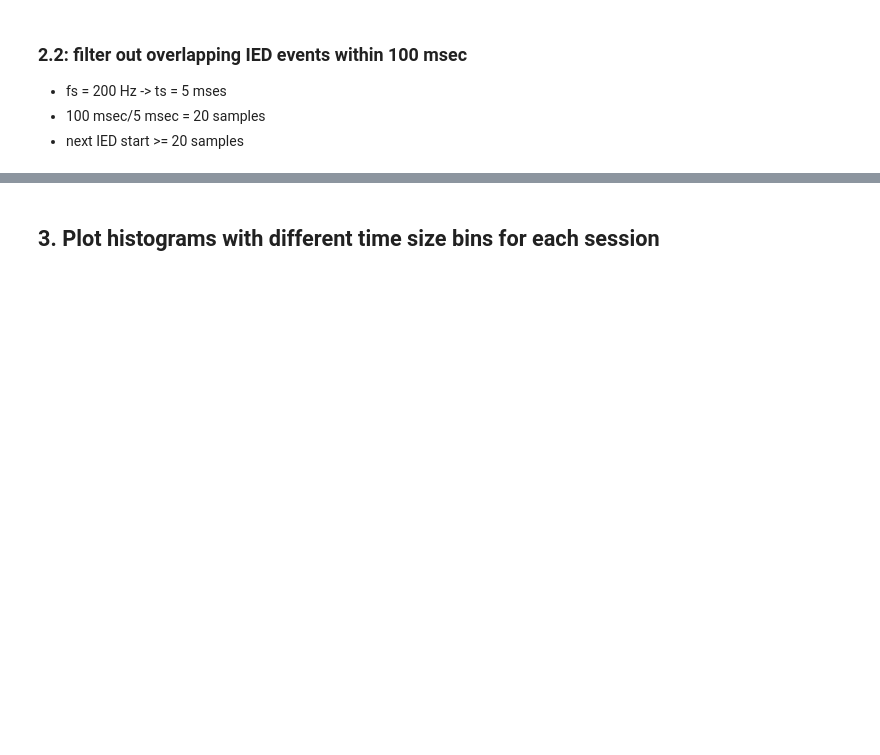
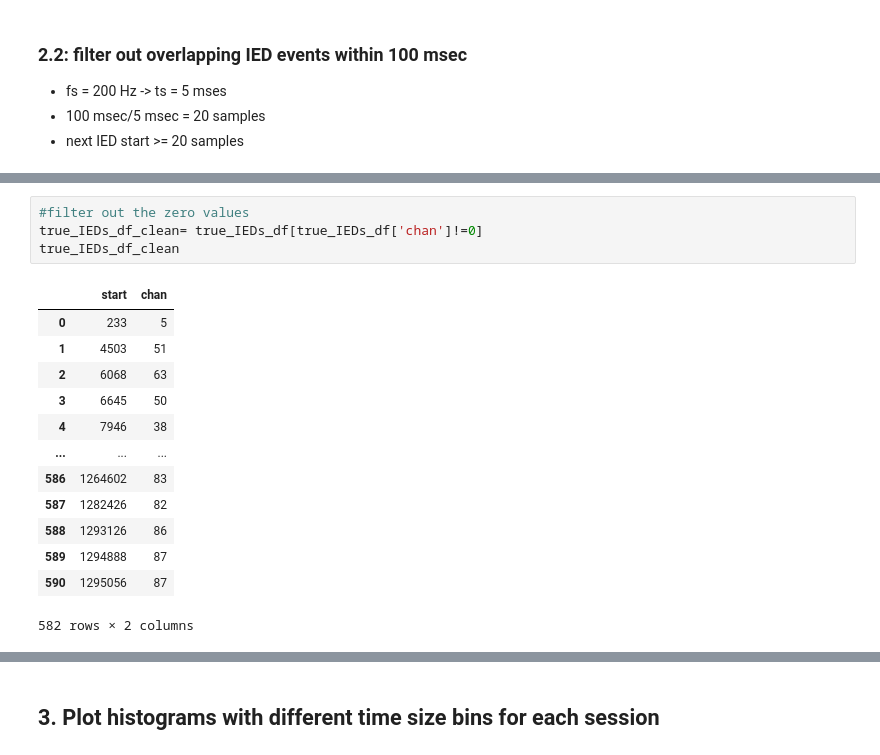
Before and after one commit to Simurgh818/IED_distributions, a Jupyter notebook: IED_distributions.ipynb, the cells around one changed output, grey strips where cells are left out. Saved outputs shown, nothing was run; the diff lists cells and outputs as text; blank space fills up the shorter version.

```diff
--- a/IED_distributions.ipynb
+++ b/IED_distributions.ipynb
@@ -199,0 +210,18 @@ True
+# %%
+#filter out the zero values
+true_IEDs_df_clean= true_IEDs_df[true_IEDs_df['chan']!=0]
+true_IEDs_df_clean
+# %% [output]
+|  | start | chan |
+| 0 | 233 | 5 |
+| 1 | 4503 | 51 |
+| 2 | 6068 | 63 |
+| 3 | 6645 | 50 |
+| 4 | 7946 | 38 |
+| ... | ... | ... |
+| 586 | 1264602 | 83 |
+| 587 | 1282426 | 82 |
+| 588 | 1293126 | 86 |
+| 589 | 1294888 | 87 |
+| 590 | 1295056 | 87 |
+582 rows × 2 columns
```
Also changed, not shown: parts of 12 cells of this notebook.
